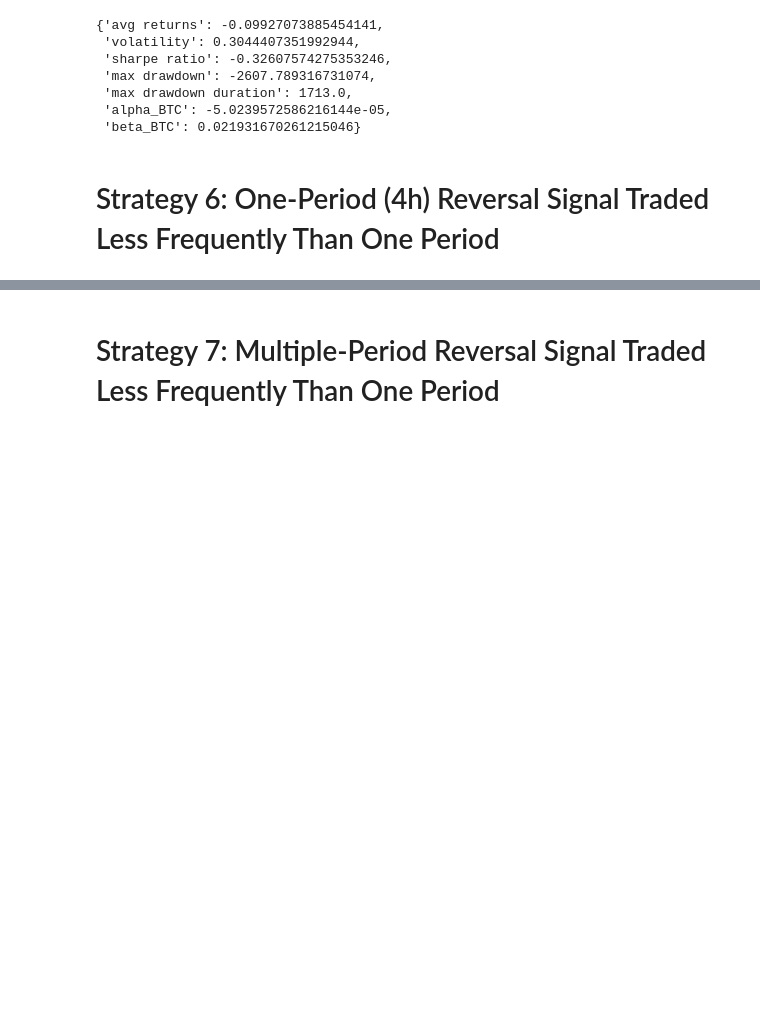
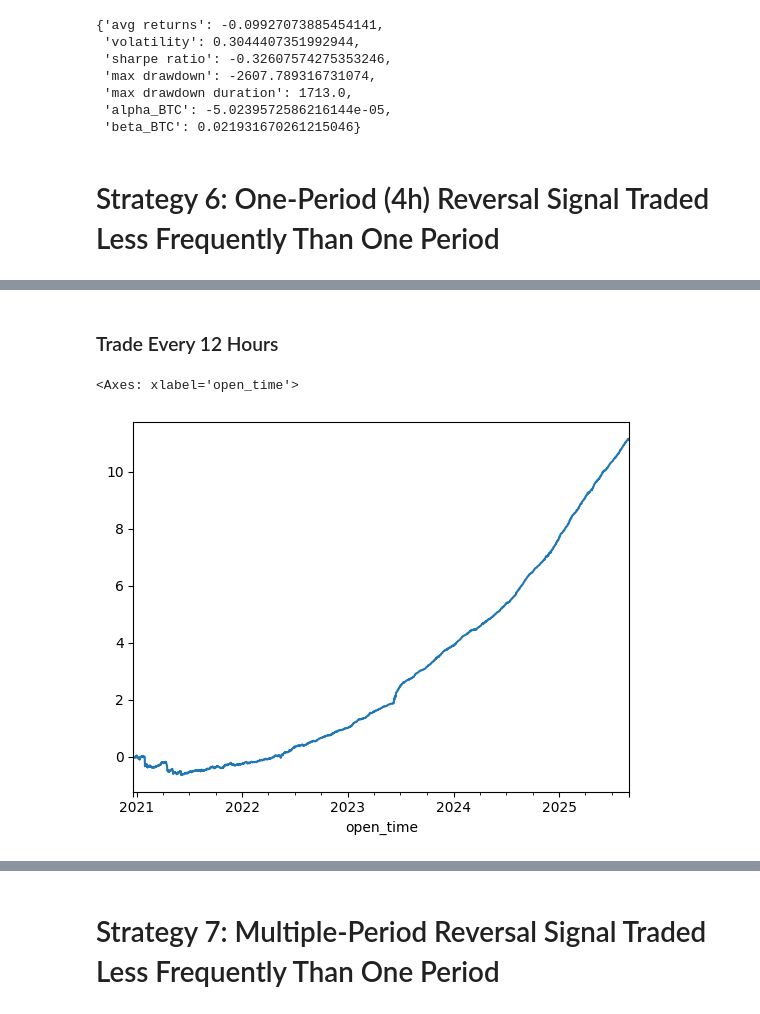
Before and after one commit to wbchristerson/crypto-strategies, a Jupyter notebook: class_project.ipynb, the cells around one changed output, grey strips where cells are left out. Cells and saved outputs as stored; diff of their text form; code cells hidden in the pictures; blank space fills up the shorter version.

```diff
--- a/class_project.ipynb
+++ b/class_project.ipynb
@@ -793,0 +853,16 @@ Intel MKL WARNING: Support of Intel(R) Streaming SIMD Extensions 4.2 (Intel(R) S
+# %% [markdown]
+### Trade Every 12 Hours
+# %%
+weights_12h = transformed_signal[
+    (transformed_signal.index.hour == 0) |
+    (transformed_signal.index.hour == 12)
+]
+
+prices_12h = px[(px.index.hour == 0) | (px.index.hour == 12)]
+
+gross_returns, net_returns = get_gross_returns_and_net_returns(weights_12h, prices_12h)
+# %%
+gross_returns.cumsum().plot()
+# %% [output]
+<Axes: xlabel='open_time'>
+[figure, added]
```
Also changed, not shown: parts of 95 cells of this notebook.
